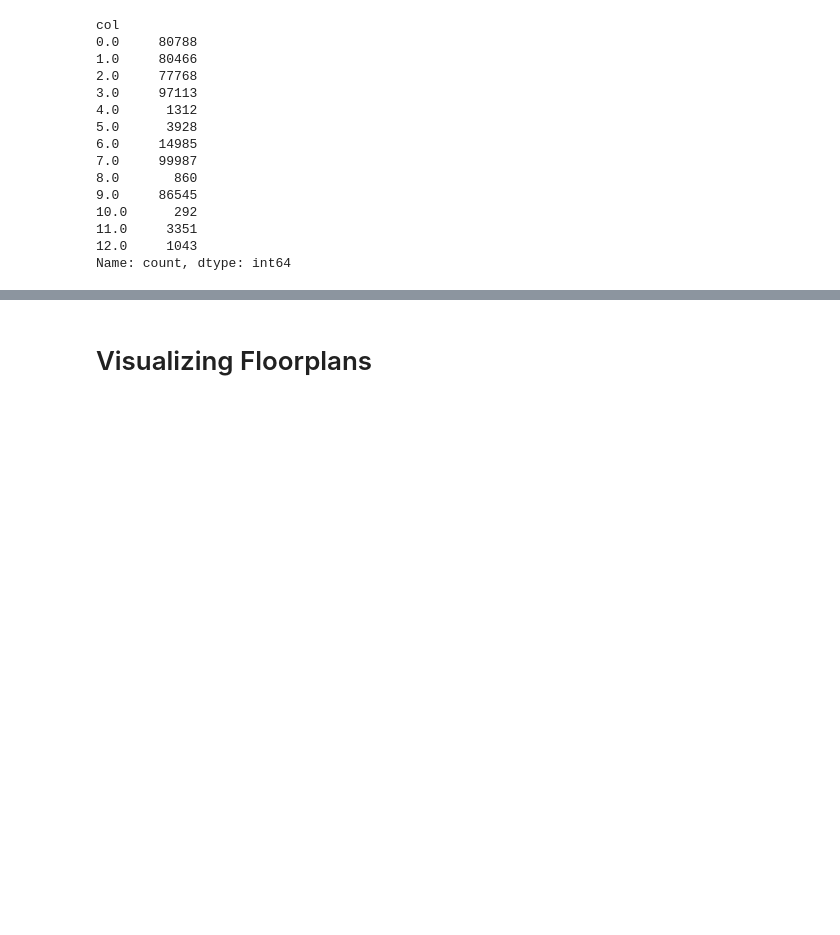
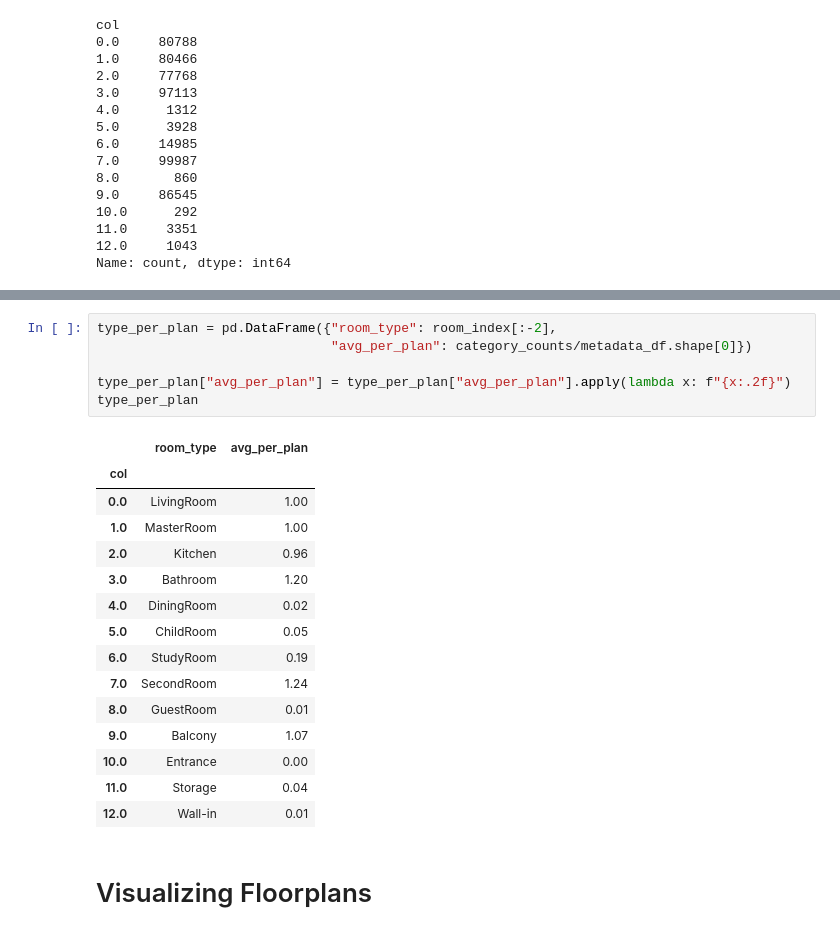
Before and after one commit to shaun-friedman/Generative-Interior-Synthesis, a Jupyter notebook: 3_EDA.ipynb, the cells around one changed output, grey strips where cells are left out. Saved outputs shown, nothing was run; the diff lists cells and outputs as text; blank space fills up the shorter version.

```diff
--- a/3_EDA.ipynb
+++ b/3_EDA.ipynb
@@ -127,3 +190,25 @@ Name: count, dtype: int64
+# %%
+type_per_plan = pd.DataFrame({"room_type": room_index[:-2],
+                              "avg_per_plan": category_counts/metadata_df.shape[0]})
+
+type_per_plan["avg_per_plan"] = type_per_plan["avg_per_plan"].apply(lambda x: f"{x:.2f}")
+type_per_plan
+# %% [output]
+|  | room_type | avg_per_plan |
+| col |  |  |
+| 0.0 | LivingRoom | 1.00 |
+| 1.0 | MasterRoom | 1.00 |
+| 2.0 | Kitchen | 0.96 |
+| 3.0 | Bathroom | 1.20 |
+| 4.0 | DiningRoom | 0.02 |
+| 5.0 | ChildRoom | 0.05 |
+| 6.0 | StudyRoom | 0.19 |
+| 7.0 | SecondRoom | 1.24 |
+| 8.0 | GuestRoom | 0.01 |
+| 9.0 | Balcony | 1.07 |
+| 10.0 | Entrance | 0.00 |
+| 11.0 | Storage | 0.04 |
+| 12.0 | Wall-in | 0.01 |
 # %% [markdown]
 # Visualizing Floorplans
 # %%
```
Also changed, not shown: parts of 6 cells of this notebook.
